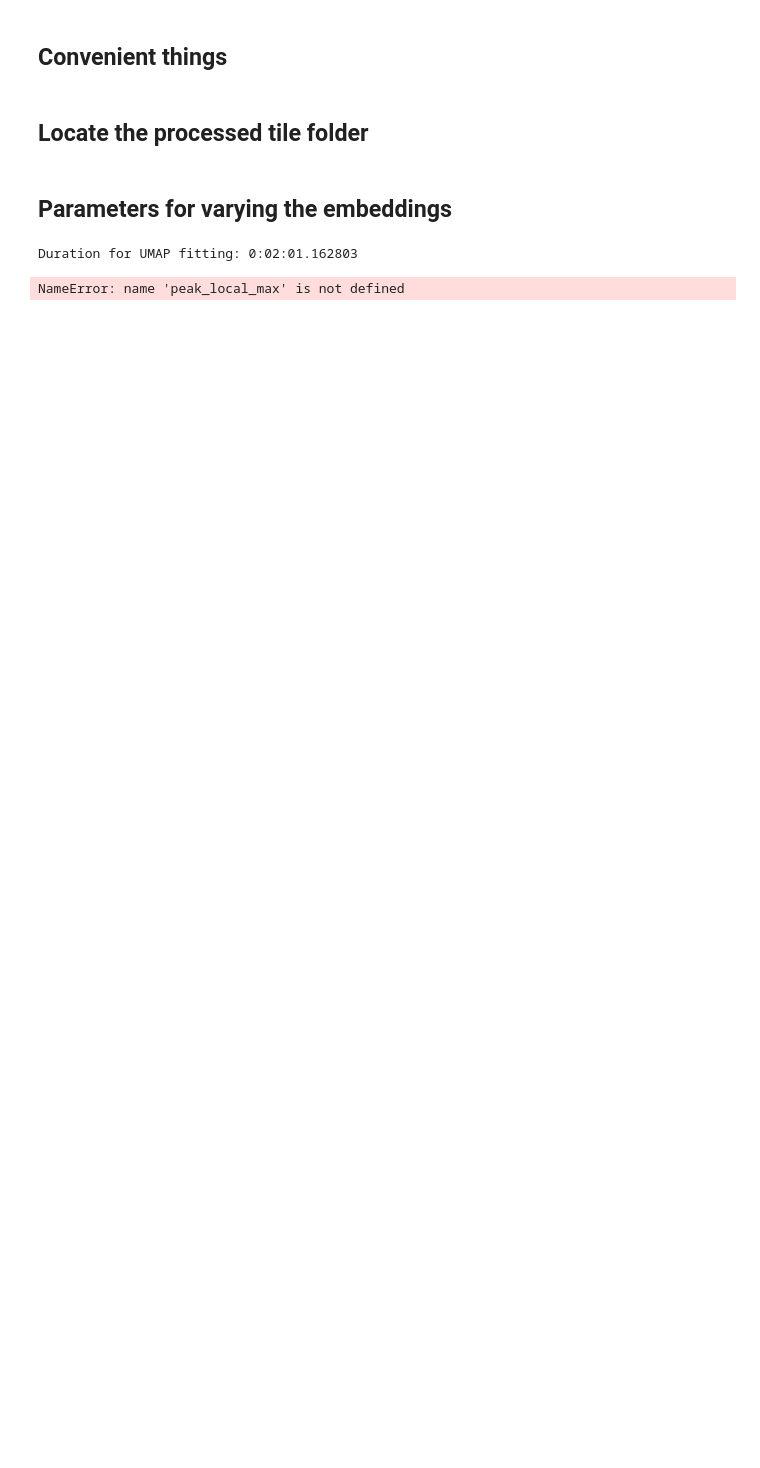
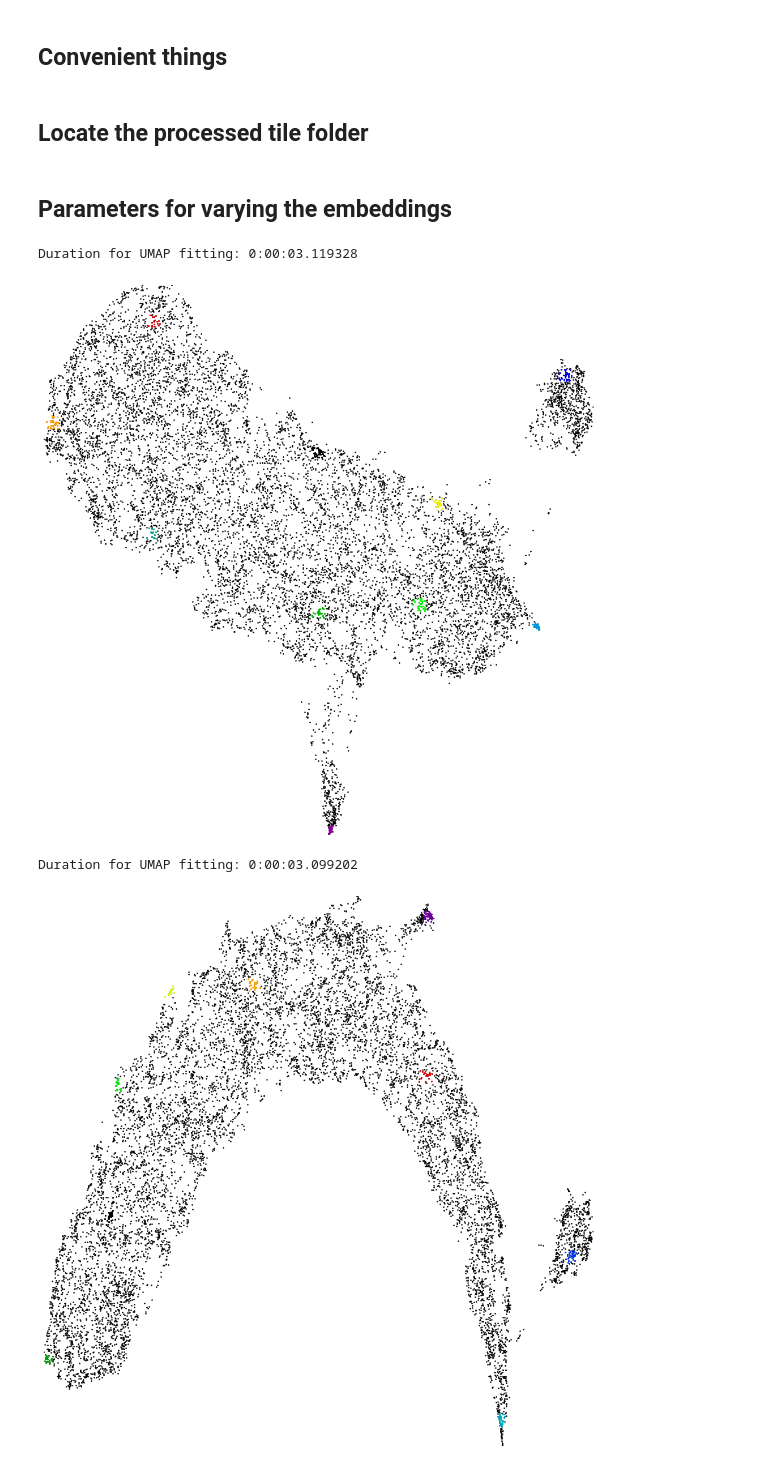
Before and after one commit to amjams/Identify, a Jupyter notebook: scripts/data_visualization/Figure_3IterativeEmbeddings.ipynb, the cells around one changed output. Drawn from its saved outputs; the diff is of its cells as text; code cells hidden in the pictures; blank space fills up the shorter version.

Commit message:
umap embeddings for figure 3.

```diff
--- a/scripts/data_visualization/Figure_3IterativeEmbeddings.ipynb
+++ b/scripts/data_visualization/Figure_3IterativeEmbeddings.ipynb
@@ -38,16 +38,18 @@ files = [os.path.join(spectrum_folder,file_name) for file_name in file_names]
 # %% [markdown]
 ## Parameters for varying the embeddings
 # %%
-chosen_tiles = [0,5,10]
+chosen_tiles = [0,1,8]
 chosen_metrics = ['chebyshev','euclidean','cosine']
+desired_nEM = 8
 # %%
+
 for tile_idx in chosen_tiles:
     for umetric in chosen_metrics:
         spectrum_2D = np.load(files[tile_idx])['spectrum_2D']
 
         # get a subset
         random.seed(100)
-        nTrain_umap = int(0.2*res_xy**2)
+        nTrain_umap = int(0.01*res_xy**2)
         n_sample_train = np.random.choice(spectrum_2D.shape[0], nTrain_umap)
         spectrum_2D_zscored = zscore(spectrum_2D)
 
@@ -71,36 +73,38 @@ for tile_idx in chosen_tiles:
 
         #global threshold_rel, min_distance
         Grid = 256
-        threshold_rel = 0.35
-        min_distance = 20
+        threshold_rel = None
+        min_distance = 2
 
 
-        #find local maxima in 2D histogram
-        xmin, xmax = np.amin(embeddings[:,dim_a]), np.amax(embeddings[:,dim_a])
-        ymin, ymax = np.amin(embeddings[:,dim_b]), np.amax(embeddings[:,dim_b])
-        counts, xedges, yedges = np.histogram2d(embeddings[:,dim_a], embeddings[:,dim_b], bins=Grid)
+        nEM = 10000
+        while abs(nEM-desired_nEM)>2:
+            #find local maxima in 2D histogram
+            xmin, xmax = np.amin(embeddings[:,dim_a]), np.amax(embeddings[:,dim_a])
+            ymin, ymax = np.amin(embeddings[:,dim_b]), np.amax(embeddings[:,dim_b])
+            counts, xedges, yedges = np.histogram2d(embeddings[:,dim_a], embeddings[:,dim_b], bins=Grid)
 
-        local_maxi = peak_local_max(counts, threshold_rel = threshold_rel, min_distance = min_distance, exclude_border = False)
-        local_max_x = []
-        local_max_y = []
+            local_maxi = peak_local_max(counts, threshold_rel = threshold_rel, min_distance = min_distance, exclude_border = False)
+            local_max_x = []
+            local_max_y = []
 
-        for i in range(0,len(local_maxi)):
-            NewValue_X = (((local_maxi[i][0] ) * (xmax - xmin)) / (Grid - 0)) + xmin
-            NewValue_Y = (((local_maxi[i][1] - 0) * (ymax - ymin)) / (Grid - 0)) + ymin
-            local_max_x.append(NewValue_X)
-            local_max_y.append(NewValue_Y)
+            for i in range(0,len(local_maxi)):
+                NewValue_X = (((local_maxi[i][0] ) * (xmax - xmin)) / (Grid - 0)) + xmin
+                NewValue_Y = (((local_maxi[i][1] - 0) * (ymax - ymin)) / (Grid - 0)) + ymin
+                local_max_x.append(NewValue_X)
+                local_max_y.append(NewValue_Y)
 
-        x = [x for x in zip(local_max_x,local_max_y)]
-        nEM = len(x)
+            x = [x for x in zip(local_max_x,local_max_y)]
+            nEM = len(x)
+            min_distance+=1
 
-        print(nEM)
 
         # set the color map according to the number of endmembers
         cmap = plt.get_cmap('nipy_spectral')
         cmap_idx = np.linspace(0, 0.9, nEM)
 
 
-        min_max = 5*(1/Grid)         #determines bounding box size
+        min_max = 3*(1/Grid)         #determines bounding box size
         points = len(x)
         centroid = []                #empty array for selected UMAP centroids
         F = []                       #indicies of UMAP points
@@ -110,36 +114,38 @@ for tile_idx in chosen_tiles:
             Minx = x[i][0] - min_max
             Maxx = x[i][0] + min_max
             Miny = x[i][1] - min_max
             Maxy = x[i][1] + min_max
 
             #select points
             z3 = [0 if j == 0 else j for j in [j if j <= Maxx else 0 for j in [j if j >= Minx else 0 for j in embeddings[:,dim_a]]]]
             zz3 = [0 if j == 0 else j for j in [j if j <= Maxy else 0 for j in [j if j >= Miny else 0 for j in embeddings[:,dim_b]]]]
             f = [i for i, e in enumerate([x*y for x,y in zip(z3,zz3)]) if e != 0]
             d = embeddings[f]
             F.append(f)
             centroid.append(d)
 
         fig, ax = plt.subplots(figsize=(10,10))
         sns.despine(left=True, bottom=True, right=True)
 
 
         # Color Scatter with sampled pixels
-        ax.scatter(embeddings[:,dim_a],embeddings[:,dim_b],c='k',s=0.01, alpha=0.1)
+        ax.scatter(embeddings[:,dim_a],embeddings[:,dim_b],c='k',s=0.8, alpha=1)
         ax.set_ylim([ymin, ymax])
         ax.set_xlim([xmin, xmax])
         ax.axes.get_xaxis().set_visible(False)
         ax.axes.get_yaxis().set_visible(False)
         ax.set_aspect('equal')
 
         # Plot pixels used to select endmembers
         for i in range(0,len(x)):
-            ax.scatter(centroid[i].transpose()[0], centroid[i].transpose()[1], color=list(cmap(cmap_idx[i])), s=0.1, alpha = 0.2)
+            ax.scatter(centroid[i].transpose()[0], centroid[i].transpose()[1], color=list(cmap(cmap_idx[i])), s=1.5, alpha = 1)
 
-        f.tight_layout()
+        fig.tight_layout()
         plt.axis('off')
-        plt.savefig('../png/figure_3Embeddings_Tile%02d_%s.png' % (tile_idx,umetric),dpi=300)
+        plt.savefig('../png/figure_3_embeddings/figure_3Embeddings_Tile%02d_%s.png' % (tile_idx,umetric),dpi=300)
         plt.show()
 # %% [output]
-Duration for UMAP fitting: 0:02:01.162803
+Duration for UMAP fitting: 0:00:03.119328
+[figure, added]
-NameError: name 'peak_local_max' is not defined
+Duration for UMAP fitting: 0:00:03.099202
+[figure, added]
```
Also changed, not shown: parts of 1 cell of this notebook, 11 other files.
